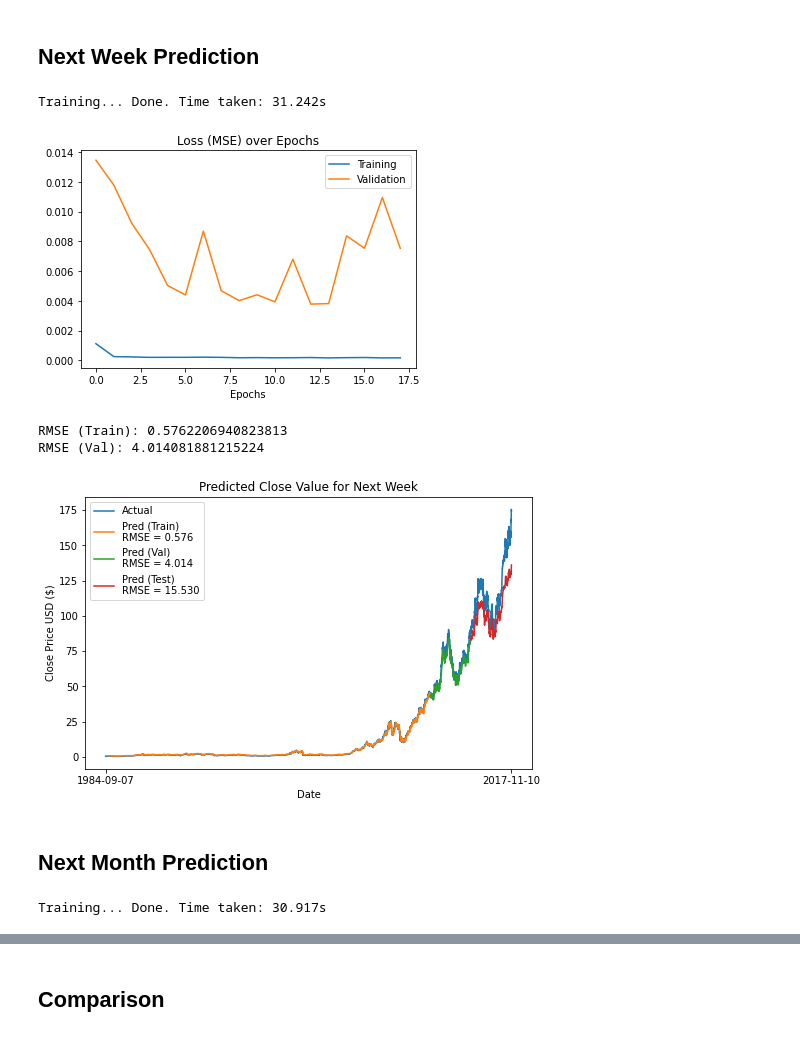
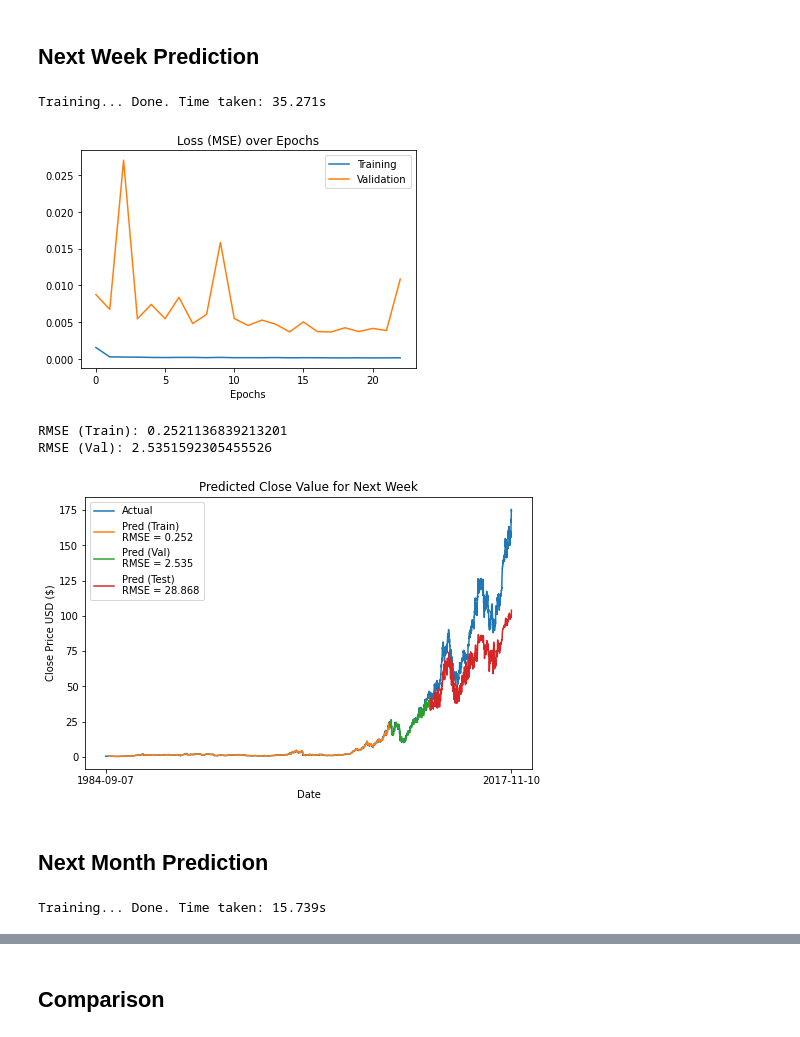
Before and after one commit to hoperawr/CS3244_Project, a Jupyter notebook: LSTM/LSTM_final.ipynb, the cells around one changed output, grey strips where cells are left out. Saved outputs shown, nothing was run; the diff lists cells and outputs as text; code cells hidden in the pictures.

```diff
--- a/LSTM/LSTM_final.ipynb
+++ b/LSTM/LSTM_final.ipynb
@@ -15,6 +15,7 @@ from sklearn.metrics import mean_squared_error, accuracy_score, precision_score,
 stock = 'aapl' # Apple
 
 df = pd.read_csv('../Data/Stocks/%s.us.txt' % stock, index_col=0)
+df.drop('OpenInt', axis=1, inplace=True)
 print(df.shape)
 df.head()
 # %% [output]
@@ -28,0 +30,6 @@ df.head()
+# %%
+# Add columns for offsets
+df['t+1'] = np.r_[df['Close'].values[1:], np.nan]
+df['t+5'] = np.r_[df['Close'].values[5:], np.empty((5,))*np.nan]
+df['t+30'] = np.r_[df['Close'].values[30:], np.empty((30,))*np.nan]
+df.head()
@@ -150,6 +170,7 @@ def evaluate_lstm(data, model, scaler, **kwargs):
         actual_data, timestep, offset = kwargs['actual_data'], kwargs['timestep'], kwargs['offset']
         title = kwargs['title'] if 'title' in kwargs else 'Predicted Close Values'
         suffix = ' (%s)' % kwargs['stock'].upper() if 'stock' in kwargs else ''
+        save_fig = kwargs['save_fig'] if 'save_fig' in kwargs else False
 
         # Define params
         dates = actual_data.index.values
@@ -167,6 +188,8 @@ def evaluate_lstm(data, model, scaler, **kwargs):
         plt.xticks([list(dates)[0], list(dates)[-1]])
         plt.title(title + suffix)
         plt.legend()
+        if save_fig:
+            plt.savefig(save_fig, transparent=True);
         plt.show()
 
     return (rmse_tr, rmse_val, rmse_ts), (ytr_pred_itf, yval_pred_itf, yts_pred_itf)
@@ -222,7 +241,7 @@ RMSE (Val): 3.5705143493302898
 ## Next Week Prediction
 # %%
 # Generate train/val/test split
-data_wk, scaler_wk = train_val_test_split(stock_data, step, split=[0.8,0.1], offset=5, scaled=True)
+data_wk, scaler_wk = train_val_test_split(stock_data, step, split=[0.7,0.1], offset=5, scaled=True)
 (xtr, ytr, xval, yval, xts, yts) = data_wk
 
 # Build LSTM model
@@ -235,21 +254,21 @@ hist_wk = lstm_wk.fit(xtr, ytr, batch_size=bsize, epochs=epoch, validation_data=
 end = time.time()
 print('Done. Time taken: %.3fs' % (end-start))
 # %% [output]
-Training... Done. Time taken: 31.242s
+Training... Done. Time taken: 35.271s
 # %%
 rmse_wk, pred_wk = evaluate_lstm(data_wk, lstm_wk, scaler_wk,
                                  hist=hist_wk, title='Predicted Close Value for Next Week',
-                                 actual_data=df, timestep=step, offset=5);
+                                 actual_data=df, timestep=step, offset=5, save_fig='wk_norm');
 # %% [output]
-[figure, old version]
+[figure, new version]
-RMSE (Train): 0.5762206940823813
-RMSE (Val): 4.014081881215224
+RMSE (Train): 0.2521136839213201
+RMSE (Val): 2.5351592305455526
-[figure, old version]
+[figure, new version]
 # %% [markdown]
 ## Next Month Prediction
 # %%
 # Generate train/val/test split
-data_mm, scaler_mm = train_val_test_split(stock_data, step, split=[0.8,0.1], offset=30, scaled=True)
+data_mm, scaler_mm = train_val_test_split(stock_data, step, split=[0.7,0.1], offset=30, scaled=True)
 (xtr, ytr, xval, yval, xts, yts) = data_mm
 
 # Build LSTM model
@@ -262,7 +281,7 @@ hist_mm = lstm_mm.fit(xtr, ytr, batch_size=bsize, epochs=epoch, validation_data=
 end = time.time()
 print('Done. Time taken: %.3fs' % (end-start))
 # %% [output]
-Training... Done. Time taken: 30.917s
+Training... Done. Time taken: 15.739s
 # %%
 rmse_mm, pred_mm = evaluate_lstm(data_mm, lstm_mm, scaler_mm,
                                  hist=hist_mm, title='Predicted Close Value for Next Month',
```
Also changed, not shown: parts of 42 cells of this notebook.
